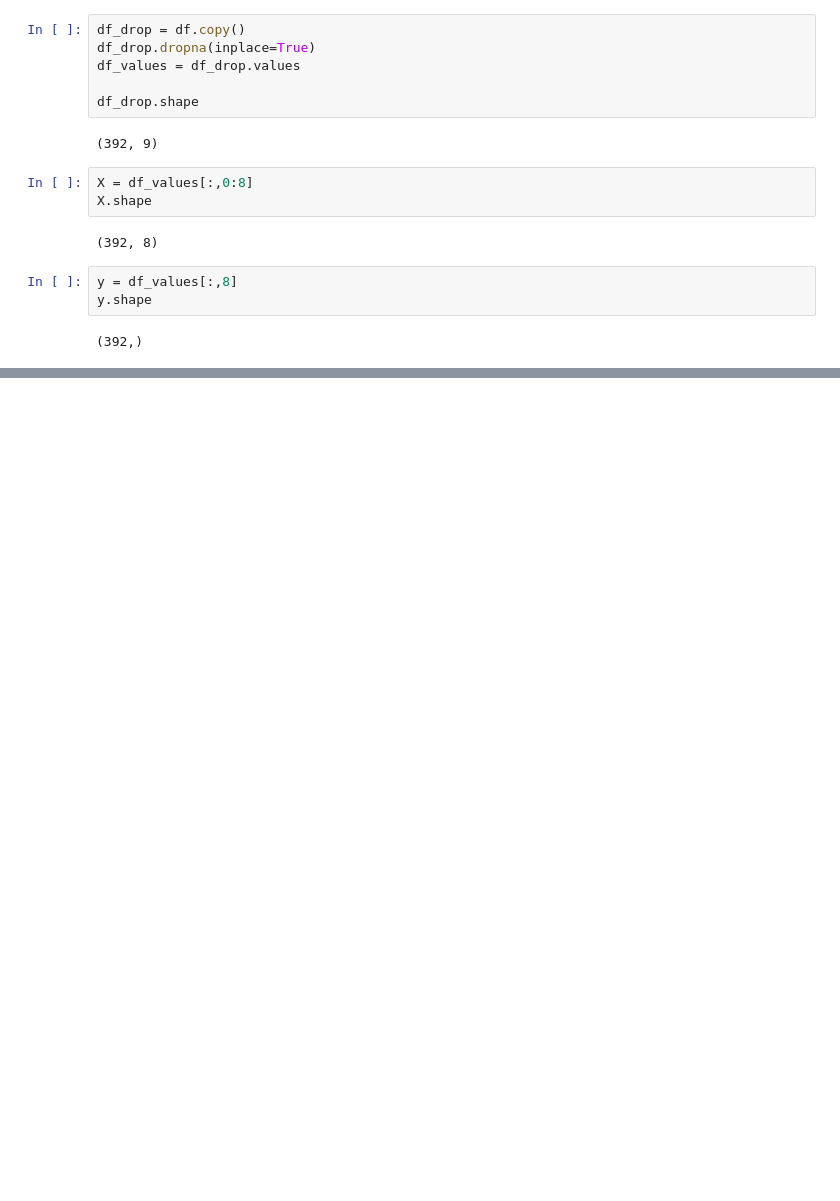
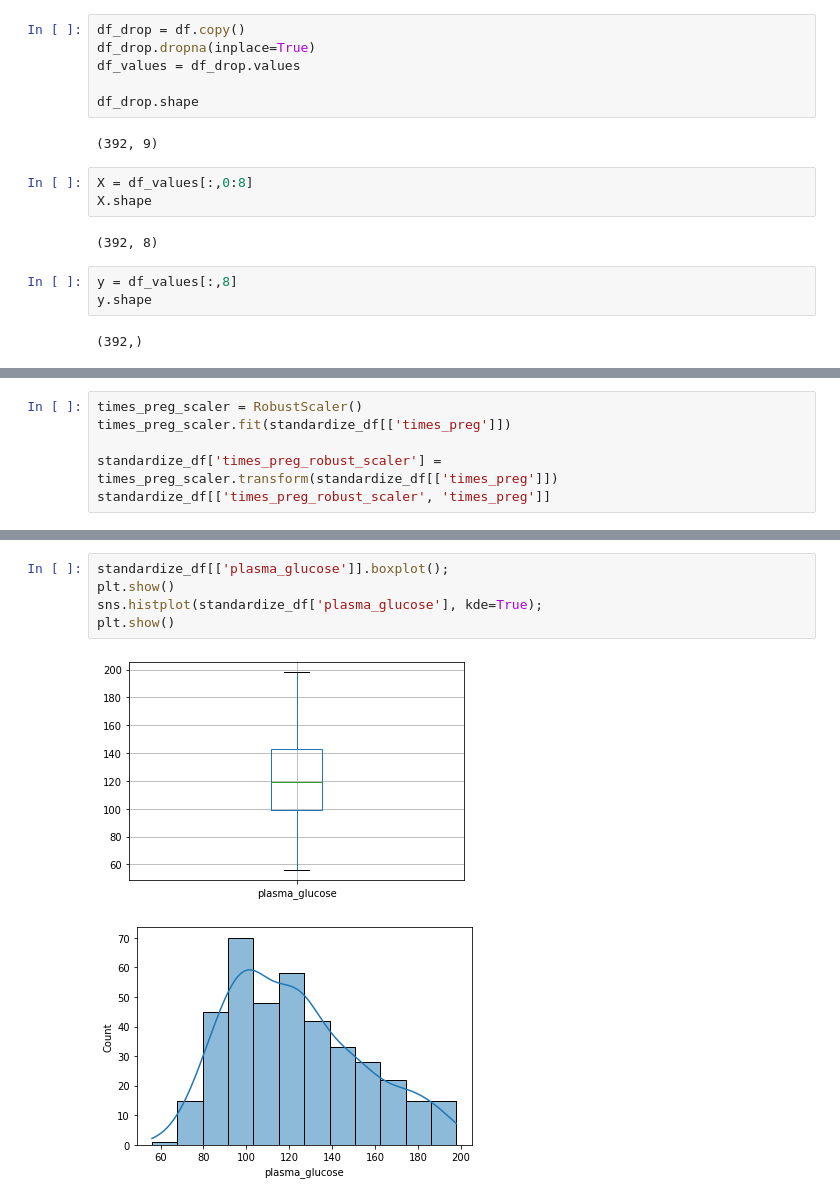
Before and after one commit to reallylongaddress/data-science-practice, a Jupyter notebook: diabetes_data/eda.ipynb, the cells around one changed output, grey strips where cells are left out. Cells and saved outputs as stored; diff of their text form; blank space fills up the shorter version.

```diff
--- a/diabetes_data/eda.ipynb
+++ b/diabetes_data/eda.ipynb
@@ -179,0 +227,6 @@ drop_null_accuracy: 78.3%
+# %%
+times_preg_scaler = RobustScaler()
+times_preg_scaler.fit(standardize_df[['times_preg']])
+
+standardize_df['times_preg_robust_scaler'] = times_preg_scaler.transform(standardize_df[['times_preg']])
+standardize_df[['times_preg_robust_scaler', 'times_preg']]
@@ -179,0 +247,8 @@ drop_null_accuracy: 78.3%
+# %%
+standardize_df[['plasma_glucose']].boxplot();
+plt.show()
+sns.histplot(standardize_df['plasma_glucose'], kde=True);
+plt.show()
+# %% [output]
+[figure, added]
+[figure, added]
```
Also changed, not shown: parts of 45 cells of this notebook, 1 other file.
